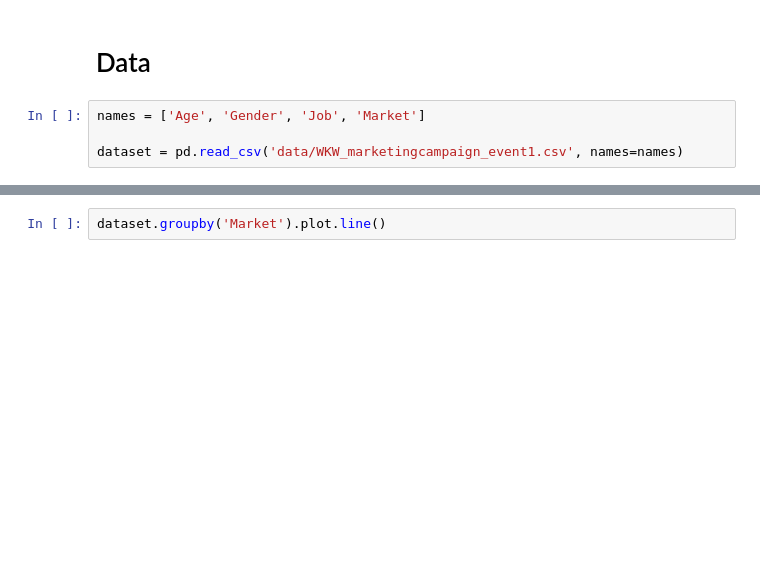
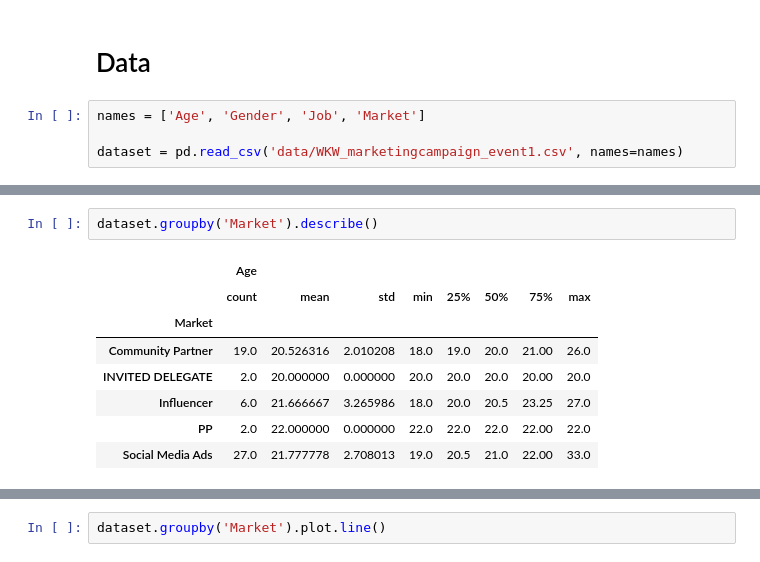
Before and after one commit to idzharulhuda13/BI---KNN, a Jupyter notebook: BI - KNN.ipynb, the cells around one changed output, grey strips where cells are left out. Drawn from its saved outputs; the diff is of its cells as text; blank space fills up the shorter version.

```diff
--- a/BI - KNN.ipynb
+++ b/BI - KNN.ipynb
@@ -11 +20,12 @@ dataset = pd.read_csv('data/WKW_marketingcampaign_event1.csv', names=names)
+# %%
+dataset.groupby('Market').describe()
+# %% [output]
+|  | Age |  |  |  |  |  |  |  |
+|  | count | mean | std | min | 25% | 50% | 75% | max |
+| Market |  |  |  |  |  |  |  |  |
+| Community Partner | 19.0 | 20.526316 | 2.010208 | 18.0 | 19.0 | 20.0 | 21.00 | 26.0 |
+| INVITED DELEGATE | 2.0 | 20.000000 | 0.000000 | 20.0 | 20.0 | 20.0 | 20.00 | 20.0 |
+| Influencer | 6.0 | 21.666667 | 3.265986 | 18.0 | 20.0 | 20.5 | 23.25 | 27.0 |
+| PP | 2.0 | 22.000000 | 0.000000 | 22.0 | 22.0 | 22.0 | 22.00 | 22.0 |
+| Social Media Ads | 27.0 | 21.777778 | 2.708013 | 19.0 | 20.5 | 21.0 | 22.00 | 33.0 |
 # %%
```
Also changed, not shown: parts of 2 cells of this notebook.
